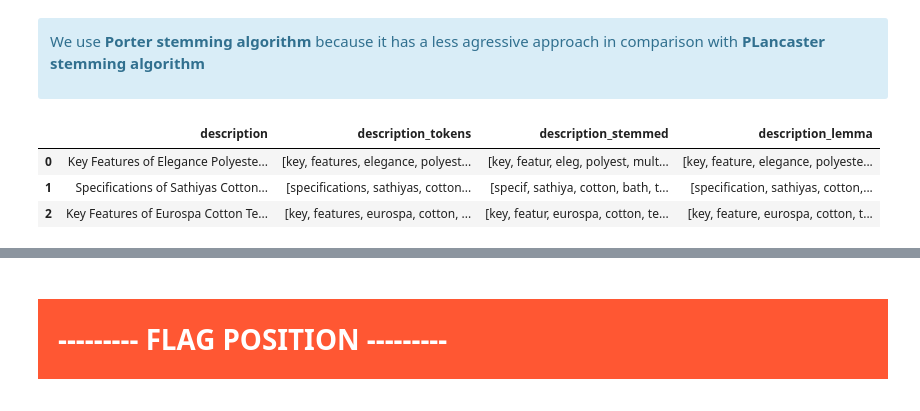
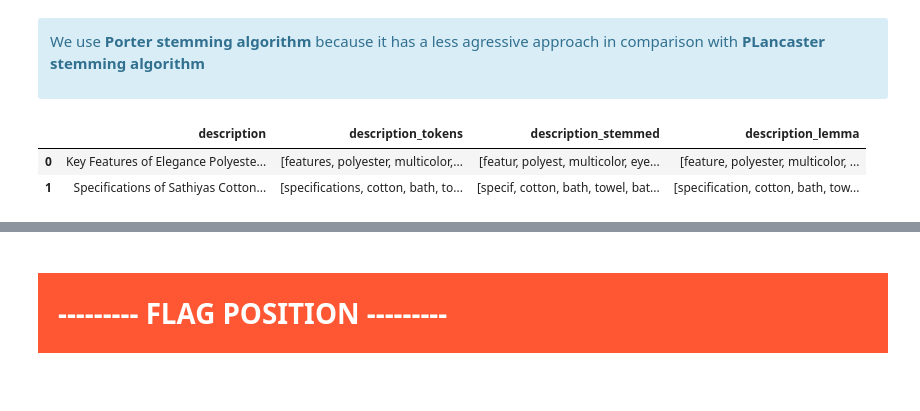
Before and after one commit to samirhinojosa/OC-P6-automatically-classify-consumer-goods, a Jupyter notebook: text_analysis_notebook.ipynb, the cells around one changed output, grey strips where cells are left out. Cells and saved outputs as stored; diff of their text form; code cells hidden in the pictures.

```diff
--- a/text_analysis_notebook.ipynb
+++ b/text_analysis_notebook.ipynb
@@ -709,7 +708,7 @@ pd.reset_option("display.float_format") # reset show full content in cell
 # %%
 reduced_words_by_feature = {}
 for col in text_columns:
-    df_data[col + "_tokens"] = df_data[col + "_cleaned"].apply(lambda x: remove_stop_words(x, "english"))
+    df_data[col + "_tokens"] = df_data[col + "_cleaned"].apply(lambda x: remove_words(x, "english"))
     reduced_words_by_feature[col] = df_data[col + "_tokens"].explode().dropna().value_counts().shape[0]
 
     del df_data[col + "_cleaned"]
@@ -820,9 +819,8 @@ pd.set_option("display.max_columns", None) # show full of showing cols
 pd.set_option("display.max_colwidth", None) # show full width of showing cols
 pd.set_option("display.float_format", lambda x: "%.5f" % x) # show full content in cell
 # %%
-df_data[["description", "description_tokens", "description_stemmed", "description_lemma"]].head(3)
+df_data[["description", "description_tokens", "description_stemmed", "description_lemma"]].head(2)
 # %% [output]
 |  | description | description_tokens | description_stemmed | description_lemma |
-| 0 | Key Features of Elegance Polyeste... | [key, features, elegance, polyest... | [key, featur, eleg, polyest, mult... | [key, feature, elegance, polyeste... |
-| 1 | Specifications of Sathiyas Cotton... | [specifications, sathiyas, cotton... | [specif, sathiya, cotton, bath, t... | [specification, sathiyas, cotton,... |
-| 2 | Key Features of Eurospa Cotton Te... | [key, features, eurospa, cotton, ... | [key, featur, eurospa, cotton, te... | [key, feature, eurospa, cotton, t... |
+| 0 | Key Features of Elegance Polyeste... | [features, polyester, multicolor,... | [featur, polyest, multicolor, eye... | [feature, polyester, multicolor, ... |
+| 1 | Specifications of Sathiyas Cotton... | [specifications, cotton, bath, to... | [specif, cotton, bath, towel, bat... | [specification, cotton, bath, tow... |
```
Also changed, not shown: parts of 26 cells of this notebook, 2 other files.
